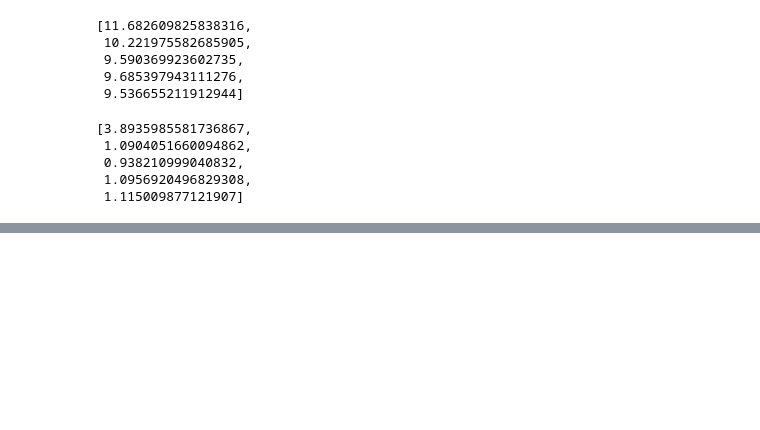
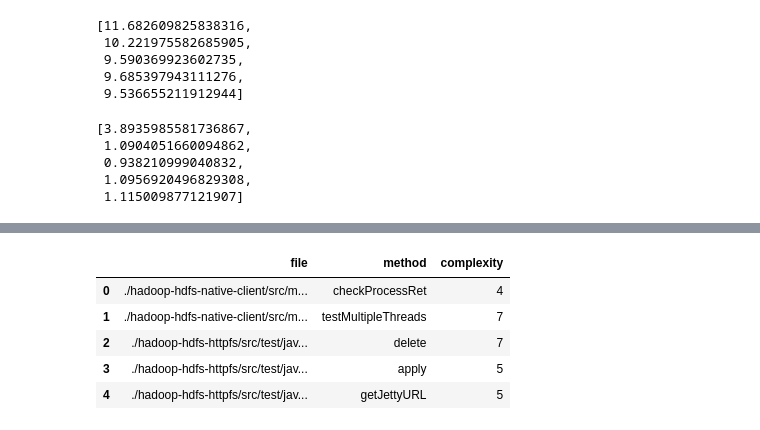
Before and after one commit to mining-software-repositories/sysatd, a Jupyter notebook: main.ipynb, the cells around one changed output, grey strips where cells are left out. Drawn from its saved outputs; the diff is of its cells as text; code cells hidden in the pictures; blank space fills up the shorter version.

```diff
--- a/main.ipynb
+++ b/main.ipynb
@@ -251,0 +436,9 @@ lista_anmcc
+# %%
+df_hadoop_hdfs_v2.head()
+# %% [output]
+|  | file | method | complexity |
+| 0 | ./hadoop-hdfs-native-client/src/m... | checkProcessRet | 4 |
+| 1 | ./hadoop-hdfs-native-client/src/m... | testMultipleThreads | 7 |
+| 2 | ./hadoop-hdfs-httpfs/src/test/jav... | delete | 7 |
+| 3 | ./hadoop-hdfs-httpfs/src/test/jav... | apply | 5 |
+| 4 | ./hadoop-hdfs-httpfs/src/test/jav... | getJettyURL | 5 |
```
Also changed, not shown: parts of 26 cells of this notebook, 23 other files.
